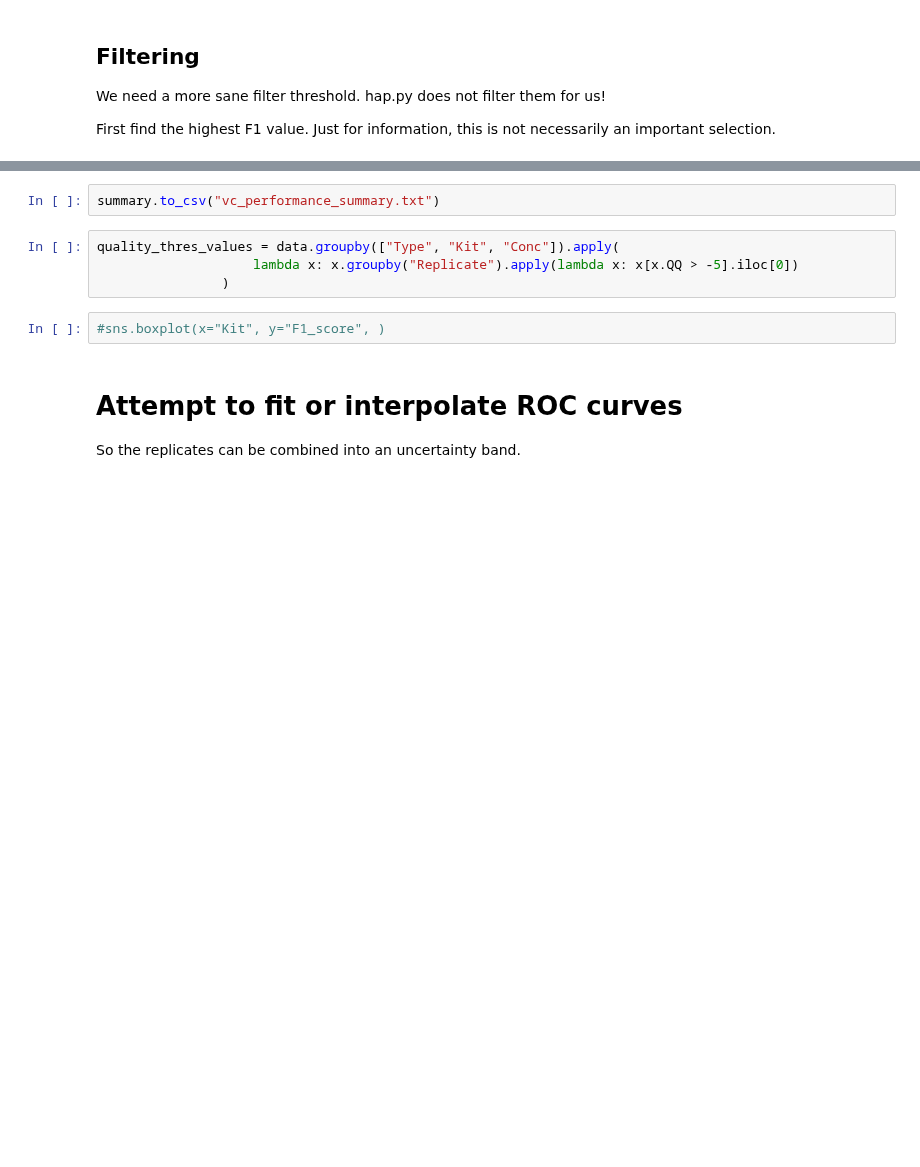
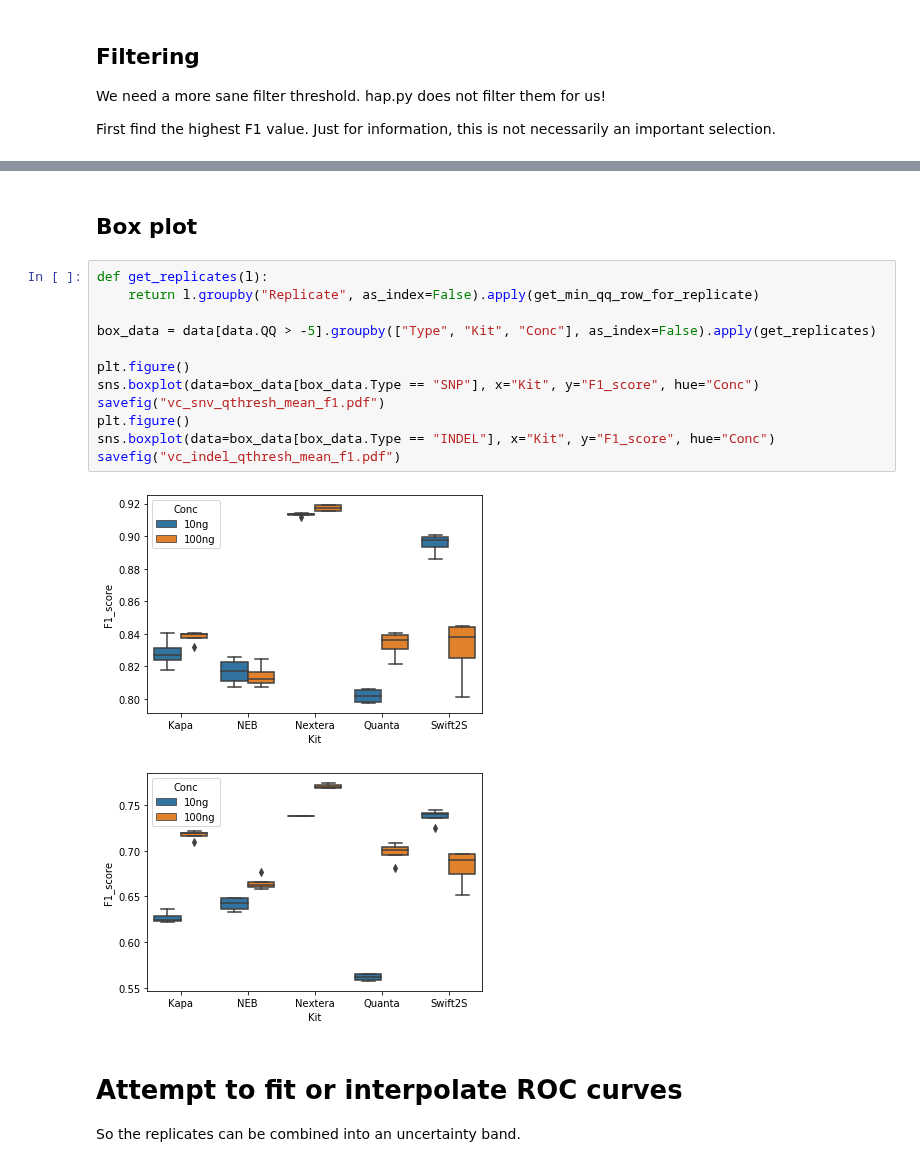
Before and after one commit to fa2k/comparison, a Jupyter notebook: variant_calling.ipynb, the cells around one changed output, grey strips where cells are left out. Drawn from its saved outputs; the diff is of its cells as text; blank space fills up the shorter version.

```diff
--- a/variant_calling.ipynb
+++ b/variant_calling.ipynb
@@ -257,11 +252,20 @@ summary
-# %%
-summary.to_csv("vc_performance_summary.txt")
-# %%
-quality_thres_values = data.groupby(["Type", "Kit", "Conc"]).apply(
-                    lambda x: x.groupby("Replicate").apply(lambda x: x[x.QQ > -5].iloc[0])
-                )
-# %%
-#sns.boxplot(x="Kit", y="F1_score", )
+# %% [markdown]
+## Box plot
+# %%
+def get_replicates(l):
+    return l.groupby("Replicate", as_index=False).apply(get_min_qq_row_for_replicate)
+
+box_data = data[data.QQ > -5].groupby(["Type", "Kit", "Conc"], as_index=False).apply(get_replicates)
+
+plt.figure()
+sns.boxplot(data=box_data[box_data.Type == "SNP"], x="Kit", y="F1_score", hue="Conc")
+savefig("vc_snv_qthresh_mean_f1.pdf")
+plt.figure()
+sns.boxplot(data=box_data[box_data.Type == "INDEL"], x="Kit", y="F1_score", hue="Conc")
+savefig("vc_indel_qthresh_mean_f1.pdf")
+# %% [output]
+[figure, added]
+[figure, added]
 # %% [markdown]
 # Attempt to fit or interpolate ROC curves
 
```
Also changed, not shown: parts of 19 cells of this notebook.
